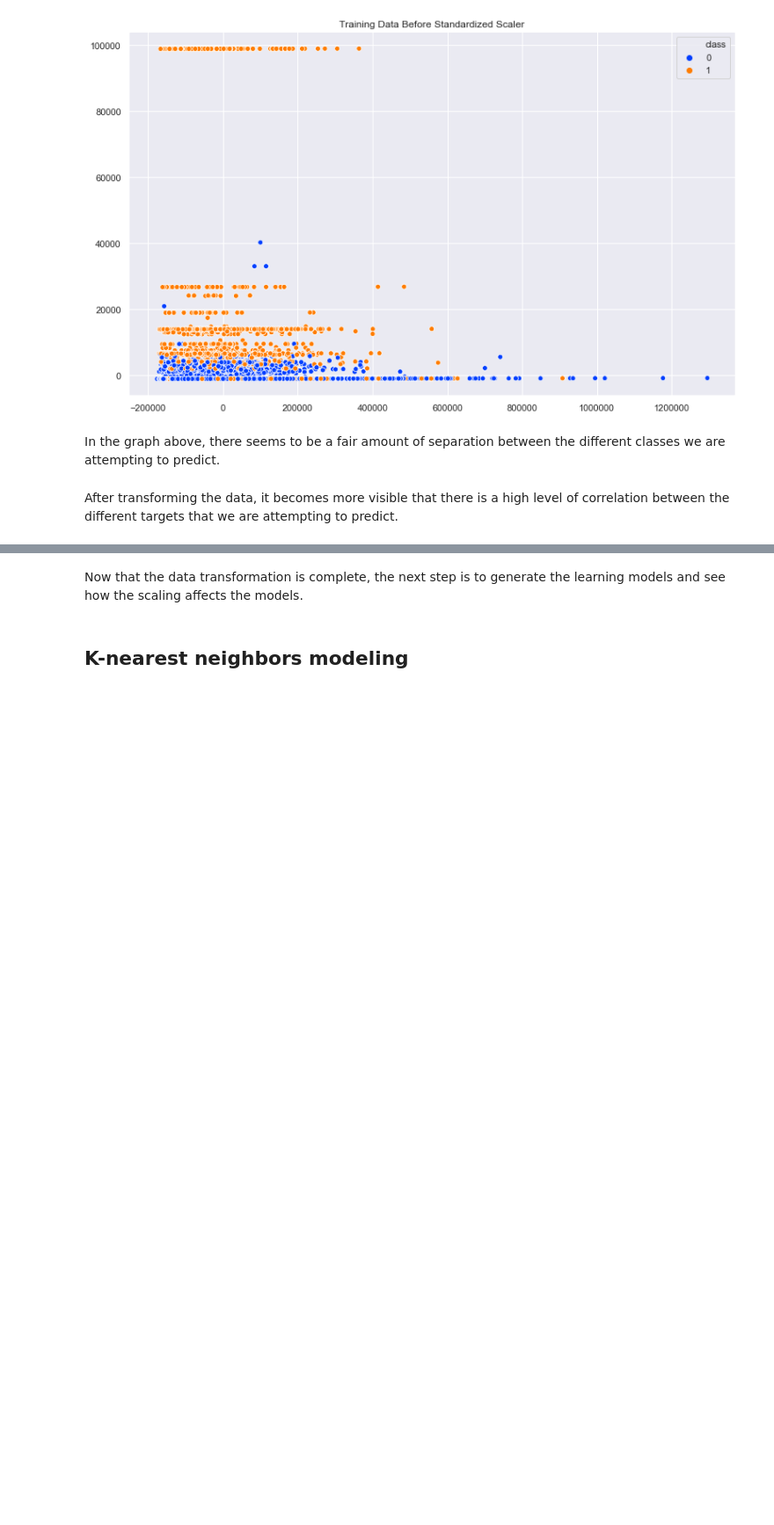
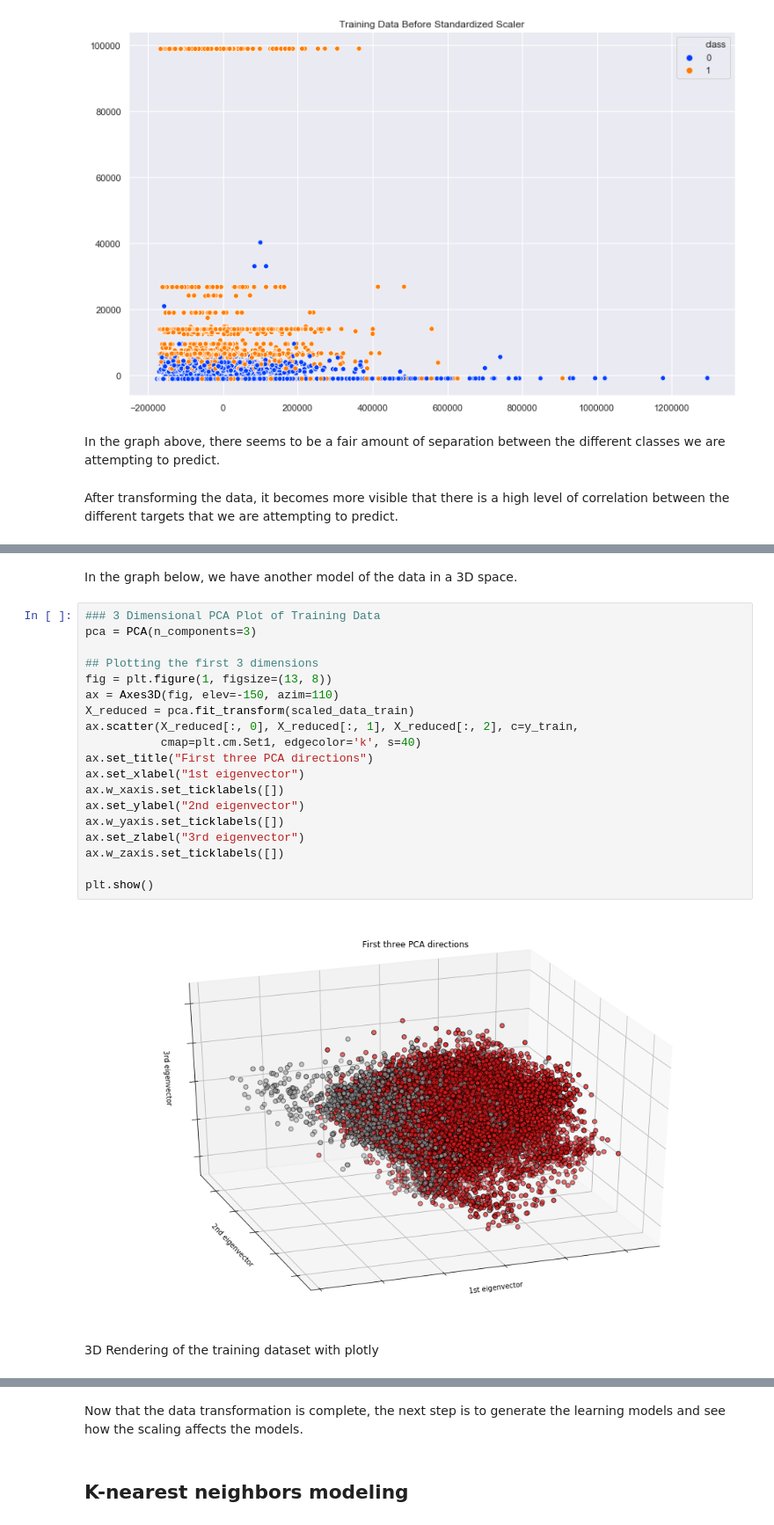
Before and after one commit to rahkeemg/Classification-Modeling, a Jupyter notebook: Classification_Notebook.ipynb, the cells around one changed output, grey strips where cells are left out. Shown at 88% size. Cells and saved outputs as stored; diff of their text form; blank space fills up the shorter version.

```diff
--- a/Classification_Notebook.ipynb
+++ b/Classification_Notebook.ipynb
@@ -351,0 +354,25 @@ plt.show()
+# %% [markdown]
+In the graph below, we have another model of the data in a 3D space.
+# %%
+### 3 Dimensional PCA Plot of Training Data
+pca = PCA(n_components=3)
+
+## Plotting the first 3 dimensions
+fig = plt.figure(1, figsize=(13, 8))
+ax = Axes3D(fig, elev=-150, azim=110)
+X_reduced = pca.fit_transform(scaled_data_train)
+ax.scatter(X_reduced[:, 0], X_reduced[:, 1], X_reduced[:, 2], c=y_train,
+           cmap=plt.cm.Set1, edgecolor='k', s=40)
+ax.set_title("First three PCA directions")
+ax.set_xlabel("1st eigenvector")
+ax.w_xaxis.set_ticklabels([])
+ax.set_ylabel("2nd eigenvector")
+ax.w_yaxis.set_ticklabels([])
+ax.set_zlabel("3rd eigenvector")
+ax.w_zaxis.set_ticklabels([])
+
+plt.show()
+# %% [output]
+[figure, added]
+# %% [markdown]
+3D Rendering of the training dataset with plotly
```
Also changed, not shown: parts of 35 cells of this notebook, 40 other files.
